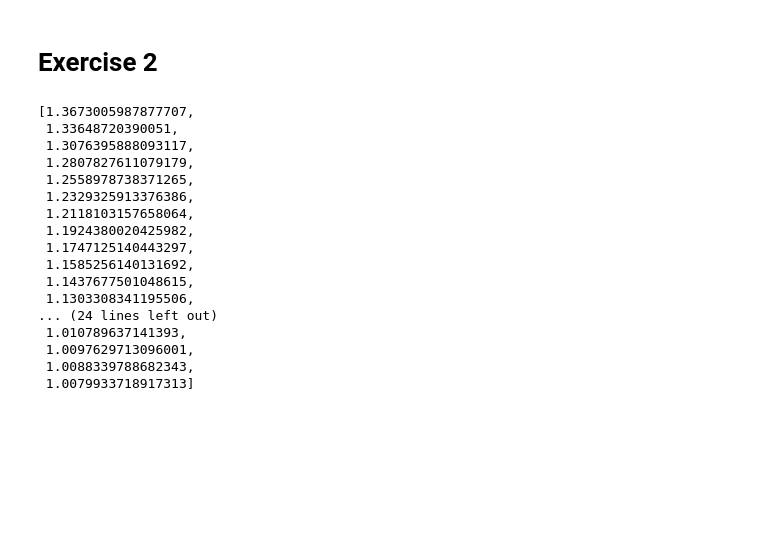
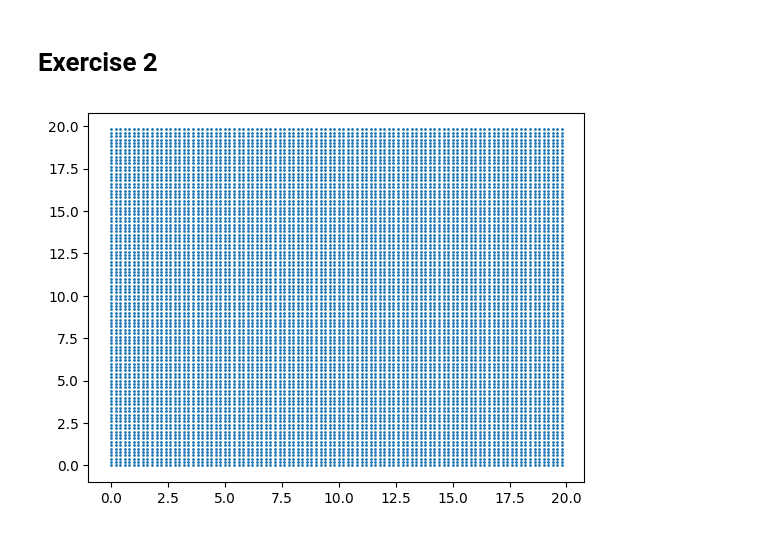
Before and after one commit to NajdekMonika/CS, a Jupyter notebook: lab1.ipynb, the cells around one changed output. Saved outputs shown, nothing was run; the diff lists cells and outputs as text; code cells hidden in the pictures; blank space fills up the shorter version.

```diff
--- a/lab1.ipynb
+++ b/lab1.ipynb
@@ -162,20 +147,9 @@ def RK4_method(t_p: int, t_k: int, h: float, x_0: float, fun: callable):
-# %%
-RK4_method(0, 4, 0.1, 1.4, diff_equ)[1]
-# %% [output]
-[1.3673005987877707,
- 1.33648720390051,
- 1.3076395888093117,
- 1.2807827611079179,
- 1.2558978738371265,
- 1.2329325913376386,
- 1.2118103157658064,
- 1.1924380020425982,
- 1.1747125140443297,
- 1.1585256140131692,
- 1.1437677501048615,
- 1.1303308341195506,
-... (24 lines left out)
- 1.010789637141393,
- 1.0097629713096001,
- 1.0088339788682343,
- 1.0079933718917313]
+# %%
+min_X, max_X, min_Y, max_Y = 0., 20, 0., 20
+x = np.arange(min_X, max_X, (max_X - min_X) / 100)
+y = np.arange(min_Y, max_Y, (max_Y - min_Y) / 100)
+starting_points = np.array(np.meshgrid(x, y)).T.reshape(-1, 2)
+plt.plot(starting_points[:, 0], starting_points[:, 1], 'o', markersize=1)
+plt.show()
+# %% [output]
+[figure, added]
```
Also changed, not shown: parts of 10 cells of this notebook.
